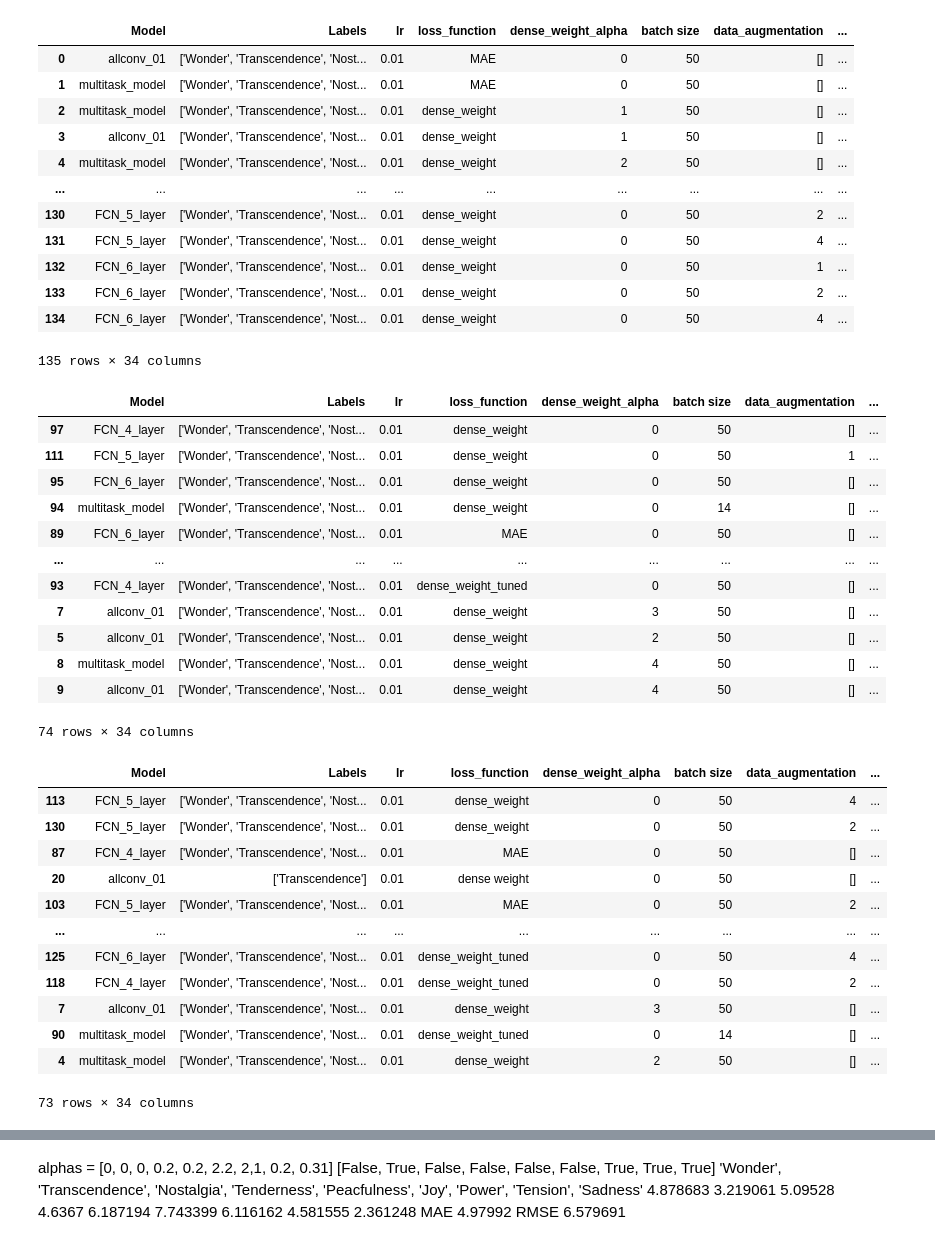
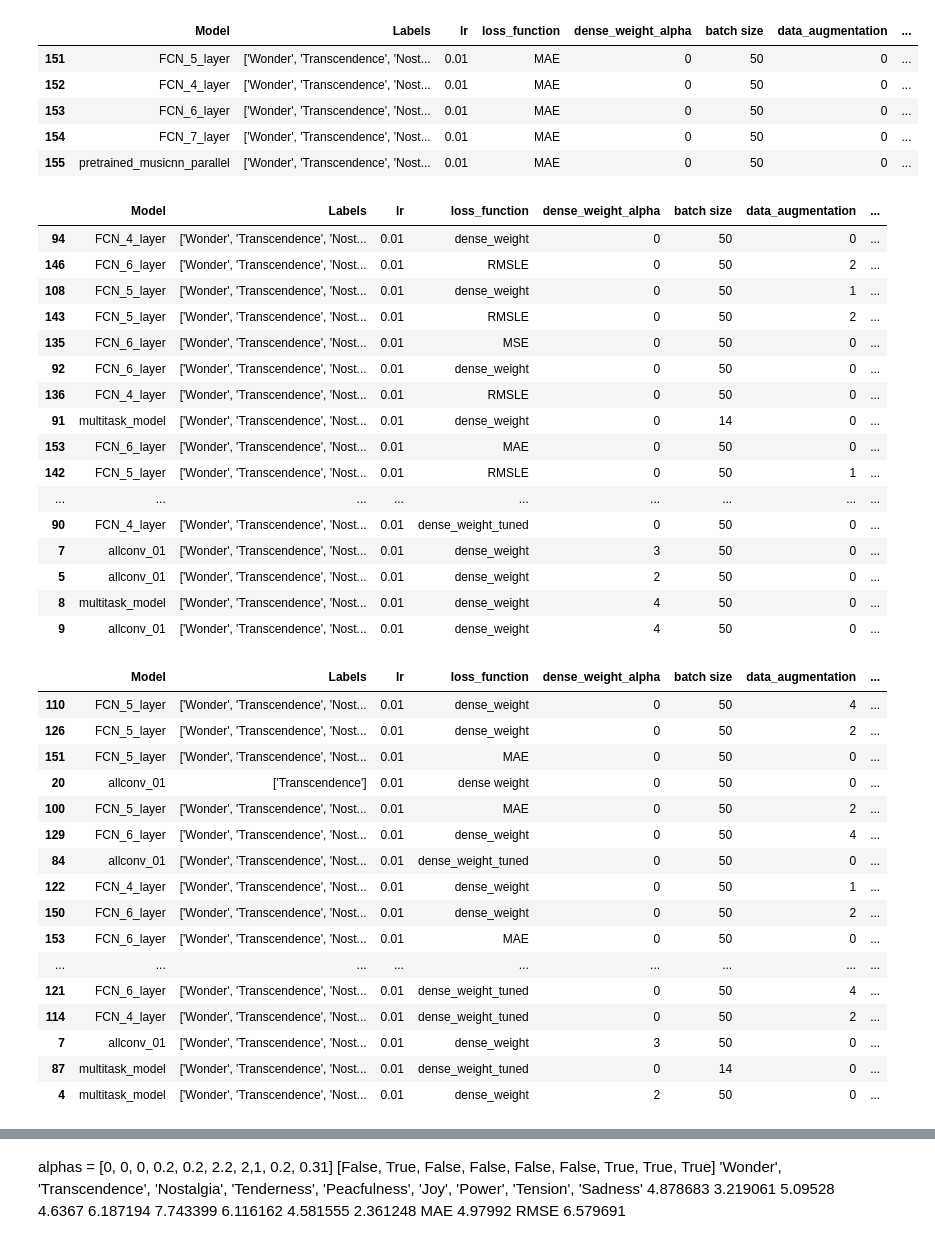
Before and after one commit to JPNMint/automatic_music_mood_tagging, a Jupyter notebook: mood_tagger_master_thesis_V2/results_detailed.ipynb, the cells around one changed output, grey strips where cells are left out. Drawn from its saved outputs; the diff is of its cells as text; code cells hidden in the pictures.

Commit message:
added audio embed model

```diff
--- a/mood_tagger_master_thesis_V2/results_detailed.ipynb
+++ b/mood_tagger_master_thesis_V2/results_detailed.ipynb
@@ -1,58 +1,60 @@
 # %%
 import pandas as pd
 pd.set_option('display.max_columns', None)
+pd.set_option('display.max_rows', None)
 # %%
 df = pd.read_csv('/home/ykinoshita/humrec_mood_tagger/mood_tagger_master_thesis_V2/performance/model_performance_list_detailed.csv')
 # %%
-df
+df.tail()
 # %% [output]
 |  | Model | Labels | lr | loss_function | dense_weight_alpha | batch size | data_augmentation | ... |
-| 0 | allconv_01 | ['Wonder', 'Transcendence', 'Nost... | 0.01 | MAE | 0 | 50 | [] | ... |
-| 1 | multitask_model | ['Wonder', 'Transcendence', 'Nost... | 0.01 | MAE | 0 | 50 | [] | ... |
-| 2 | multitask_model | ['Wonder', 'Transcendence', 'Nost... | 0.01 | dense_weight | 1 | 50 | [] | ... |
-| 3 | allconv_01 | ['Wonder', 'Transcendence', 'Nost... | 0.01 | dense_weight | 1 | 50 | [] | ... |
-| 4 | multitask_model | ['Wonder', 'Transcendence', 'Nost... | 0.01 | dense_weight | 2 | 50 | [] | ... |
-| ... | ... | ... | ... | ... | ... | ... | ... | ... |
-| 130 | FCN_5_layer | ['Wonder', 'Transcendence', 'Nost... | 0.01 | dense_weight | 0 | 50 | 2 | ... |
-| 131 | FCN_5_layer | ['Wonder', 'Transcendence', 'Nost... | 0.01 | dense_weight | 0 | 50 | 4 | ... |
-| 132 | FCN_6_layer | ['Wonder', 'Transcendence', 'Nost... | 0.01 | dense_weight | 0 | 50 | 1 | ... |
-| 133 | FCN_6_layer | ['Wonder', 'Transcendence', 'Nost... | 0.01 | dense_weight | 0 | 50 | 2 | ... |
-| 134 | FCN_6_layer | ['Wonder', 'Transcendence', 'Nost... | 0.01 | dense_weight | 0 | 50 | 4 | ... |
+| 151 | FCN_5_layer | ['Wonder', 'Transcendence', 'Nost... | 0.01 | MAE | 0 | 50 | 0 | ... |
+| 152 | FCN_4_layer | ['Wonder', 'Transcendence', 'Nost... | 0.01 | MAE | 0 | 50 | 0 | ... |
+| 153 | FCN_6_layer | ['Wonder', 'Transcendence', 'Nost... | 0.01 | MAE | 0 | 50 | 0 | ... |
+| 154 | FCN_7_layer | ['Wonder', 'Transcendence', 'Nost... | 0.01 | MAE | 0 | 50 | 0 | ... |
+| 155 | pretrained_musicnn_parallel | ['Wonder', 'Transcendence', 'Nost... | 0.01 | MAE | 0 | 50 | 0 | ... |
-135 rows × 34 columns
 # %%
 condition =( df['Labels'] =="['Wonder']") | ( df['Labels'] =="['Wonder', 'Transcendence', 'Nostalgia', 'Tenderness', 'Peacfulness', 'Joy', 'Power', 'Tension', 'Sadness']")
 df[condition].sort_values('Wonder MAE')
 # %% [output]
 |  | Model | Labels | lr | loss_function | dense_weight_alpha | batch size | data_augmentation | ... |
-| 97 | FCN_4_layer | ['Wonder', 'Transcendence', 'Nost... | 0.01 | dense_weight | 0 | 50 | [] | ... |
-| 111 | FCN_5_layer | ['Wonder', 'Transcendence', 'Nost... | 0.01 | dense_weight | 0 | 50 | 1 | ... |
-| 95 | FCN_6_layer | ['Wonder', 'Transcendence', 'Nost... | 0.01 | dense_weight | 0 | 50 | [] | ... |
-| 94 | multitask_model | ['Wonder', 'Transcendence', 'Nost... | 0.01 | dense_weight | 0 | 14 | [] | ... |
-| 89 | FCN_6_layer | ['Wonder', 'Transcendence', 'Nost... | 0.01 | MAE | 0 | 50 | [] | ... |
+| 94 | FCN_4_layer | ['Wonder', 'Transcendence', 'Nost... | 0.01 | dense_weight | 0 | 50 | 0 | ... |
+| 146 | FCN_6_layer | ['Wonder', 'Transcendence', 'Nost... | 0.01 | RMSLE | 0 | 50 | 2 | ... |
+| 108 | FCN_5_layer | ['Wonder', 'Transcendence', 'Nost... | 0.01 | dense_weight | 0 | 50 | 1 | ... |
+| 143 | FCN_5_layer | ['Wonder', 'Transcendence', 'Nost... | 0.01 | RMSLE | 0 | 50 | 2 | ... |
+| 135 | FCN_6_layer | ['Wonder', 'Transcendence', 'Nost... | 0.01 | MSE | 0 | 50 | 0 | ... |
+| 92 | FCN_6_layer | ['Wonder', 'Transcendence', 'Nost... | 0.01 | dense_weight | 0 | 50 | 0 | ... |
+| 136 | FCN_4_layer | ['Wonder', 'Transcendence', 'Nost... | 0.01 | RMSLE | 0 | 50 | 0 | ... |
+| 91 | multitask_model | ['Wonder', 'Transcendence', 'Nost... | 0.01 | dense_weight | 0 | 14 | 0 | ... |
+| 153 | FCN_6_layer | ['Wonder', 'Transcendence', 'Nost... | 0.01 | MAE | 0 | 50 | 0 | ... |
+| 142 | FCN_5_layer | ['Wonder', 'Transcendence', 'Nost... | 0.01 | RMSLE | 0 | 50 | 1 | ... |
 | ... | ... | ... | ... | ... | ... | ... | ... | ... |
-| 93 | FCN_4_layer | ['Wonder', 'Transcendence', 'Nost... | 0.01 | dense_weight_tuned | 0 | 50 | [] | ... |
-| 7 | allconv_01 | ['Wonder', 'Transcendence', 'Nost... | 0.01 | dense_weight | 3 | 50 | [] | ... |
-| 5 | allconv_01 | ['Wonder', 'Transcendence', 'Nost... | 0.01 | dense_weight | 2 | 50 | [] | ... |
-| 8 | multitask_model | ['Wonder', 'Transcendence', 'Nost... | 0.01 | dense_weight | 4 | 50 | [] | ... |
-| 9 | allconv_01 | ['Wonder', 'Transcendence', 'Nost... | 0.01 | dense_weight | 4 | 50 | [] | ... |
+| 90 | FCN_4_layer | ['Wonder', 'Transcendence', 'Nost... | 0.01 | dense_weight_tuned | 0 | 50 | 0 | ... |
+| 7 | allconv_01 | ['Wonder', 'Transcendence', 'Nost... | 0.01 | dense_weight | 3 | 50 | 0 | ... |
+| 5 | allconv_01 | ['Wonder', 'Transcendence', 'Nost... | 0.01 | dense_weight | 2 | 50 | 0 | ... |
+| 8 | multitask_model | ['Wonder', 'Transcendence', 'Nost... | 0.01 | dense_weight | 4 | 50 | 0 | ... |
+| 9 | allconv_01 | ['Wonder', 'Transcendence', 'Nost... | 0.01 | dense_weight | 4 | 50 | 0 | ... |
-74 rows × 34 columns
 # %%
 condition =( df['Labels'] =="['Transcendence']")| ( df['Labels'] =="['Wonder', 'Transcendence', 'Nostalgia', 'Tenderness', 'Peacfulness', 'Joy', 'Power', 'Tension', 'Sadness']")
 df[condition].sort_values('Transcendence MAE')
 # %% [output]
 |  | Model | Labels | lr | loss_function | dense_weight_alpha | batch size | data_augmentation | ... |
-| 113 | FCN_5_layer | ['Wonder', 'Transcendence', 'Nost... | 0.01 | dense_weight | 0 | 50 | 4 | ... |
-| 130 | FCN_5_layer | ['Wonder', 'Transcendence', 'Nost... | 0.01 | dense_weight | 0 | 50 | 2 | ... |
-| 87 | FCN_4_layer | ['Wonder', 'Transcendence', 'Nost... | 0.01 | MAE | 0 | 50 | [] | ... |
-| 20 | allconv_01 | ['Transcendence'] | 0.01 | dense weight | 0 | 50 | [] | ... |
-| 103 | FCN_5_layer | ['Wonder', 'Transcendence', 'Nost... | 0.01 | MAE | 0 | 50 | 2 | ... |
+| 110 | FCN_5_layer | ['Wonder', 'Transcendence', 'Nost... | 0.01 | dense_weight | 0 | 50 | 4 | ... |
+| 126 | FCN_5_layer | ['Wonder', 'Transcendence', 'Nost... | 0.01 | dense_weight | 0 | 50 | 2 | ... |
+| 151 | FCN_5_layer | ['Wonder', 'Transcendence', 'Nost... | 0.01 | MAE | 0 | 50 | 0 | ... |
+| 20 | allconv_01 | ['Transcendence'] | 0.01 | dense weight | 0 | 50 | 0 | ... |
+| 100 | FCN_5_layer | ['Wonder', 'Transcendence', 'Nost... | 0.01 | MAE | 0 | 50 | 2 | ... |
+| 129 | FCN_6_layer | ['Wonder', 'Transcendence', 'Nost... | 0.01 | dense_weight | 0 | 50 | 4 | ... |
+| 84 | allconv_01 | ['Wonder', 'Transcendence', 'Nost... | 0.01 | dense_weight_tuned | 0 | 50 | 0 | ... |
+| 122 | FCN_4_layer | ['Wonder', 'Transcendence', 'Nost... | 0.01 | dense_weight | 0 | 50 | 1 | ... |
+| 150 | FCN_6_layer | ['Wonder', 'Transcendence', 'Nost... | 0.01 | dense_weight | 0 | 50 | 2 | ... |
+| 153 | FCN_6_layer | ['Wonder', 'Transcendence', 'Nost... | 0.01 | MAE | 0 | 50 | 0 | ... |
 | ... | ... | ... | ... | ... | ... | ... | ... | ... |
-| 125 | FCN_6_layer | ['Wonder', 'Transcendence', 'Nost... | 0.01 | dense_weight_tuned | 0 | 50 | 4 | ... |
-| 118 | FCN_4_layer | ['Wonder', 'Transcendence', 'Nost... | 0.01 | dense_weight_tuned | 0 | 50 | 2 | ... |
-| 7 | allconv_01 | ['Wonder', 'Transcendence', 'Nost... | 0.01 | dense_weight | 3 | 50 | [] | ... |
-| 90 | multitask_model | ['Wonder', 'Transcendence', 'Nost... | 0.01 | dense_weight_tuned | 0 | 14 | [] | ... |
-| 4 | multitask_model | ['Wonder', 'Transcendence', 'Nost... | 0.01 | dense_weight | 2 | 50 | [] | ... |
+| 121 | FCN_6_layer | ['Wonder', 'Transcendence', 'Nost... | 0.01 | dense_weight_tuned | 0 | 50 | 4 | ... |
+| 114 | FCN_4_layer | ['Wonder', 'Transcendence', 'Nost... | 0.01 | dense_weight_tuned | 0 | 50 | 2 | ... |
+| 7 | allconv_01 | ['Wonder', 'Transcendence', 'Nost... | 0.01 | dense_weight | 3 | 50 | 0 | ... |
+| 87 | multitask_model | ['Wonder', 'Transcendence', 'Nost... | 0.01 | dense_weight_tuned | 0 | 14 | 0 | ... |
+| 4 | multitask_model | ['Wonder', 'Transcendence', 'Nost... | 0.01 | dense_weight | 2 | 50 | 0 | ... |
-73 rows × 34 columns
 # %%
 condition =( df['Labels'] =="['Nostalgia']")| ( df['Labels'] =="['Wonder', 'Transcendence', 'Nostalgia', 'Tenderness', 'Peacfulness', 'Joy', 'Power', 'Tension', 'Sadness']")
 df[condition].sort_values('Nostalgia MAE')
```
Also changed, not shown: parts of 15 cells of this notebook, 19 other files.
